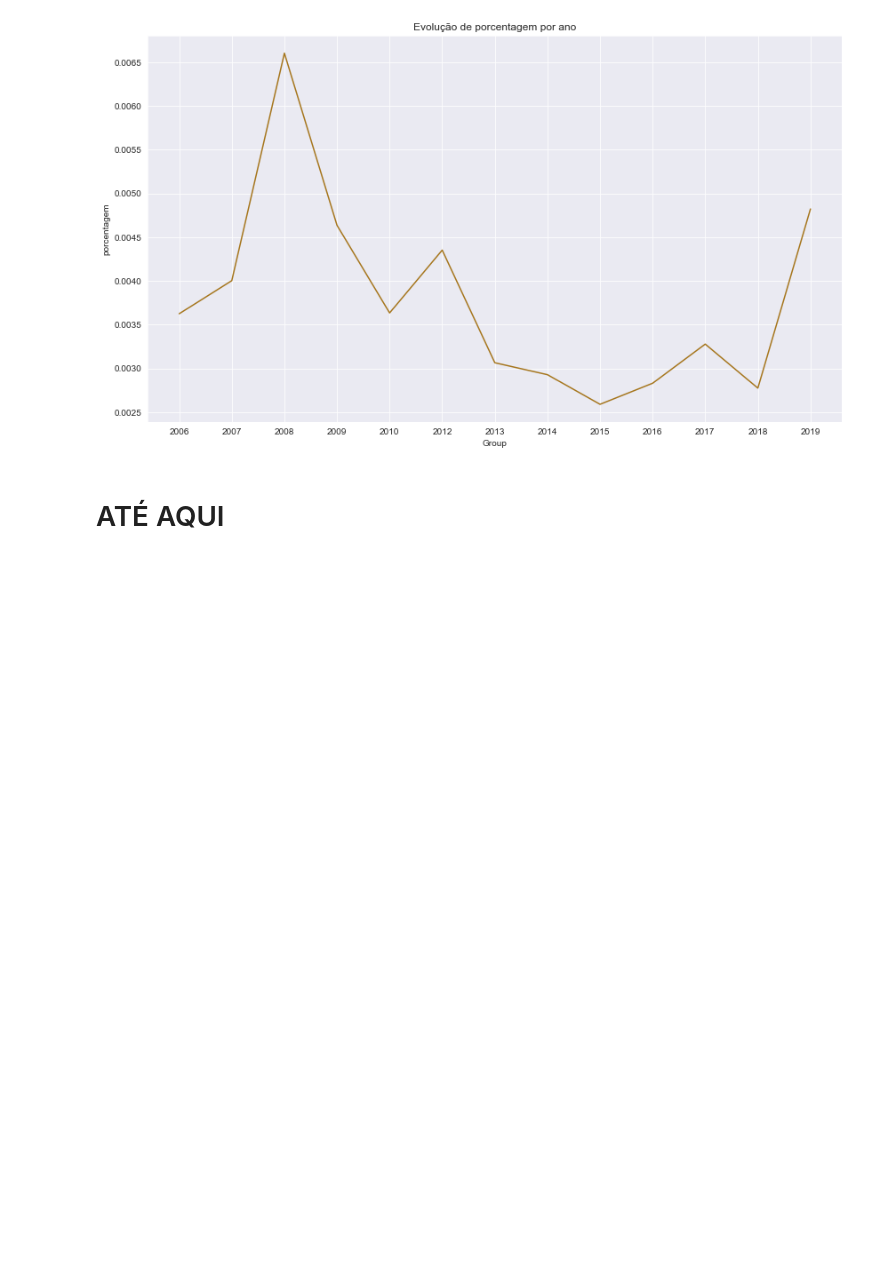
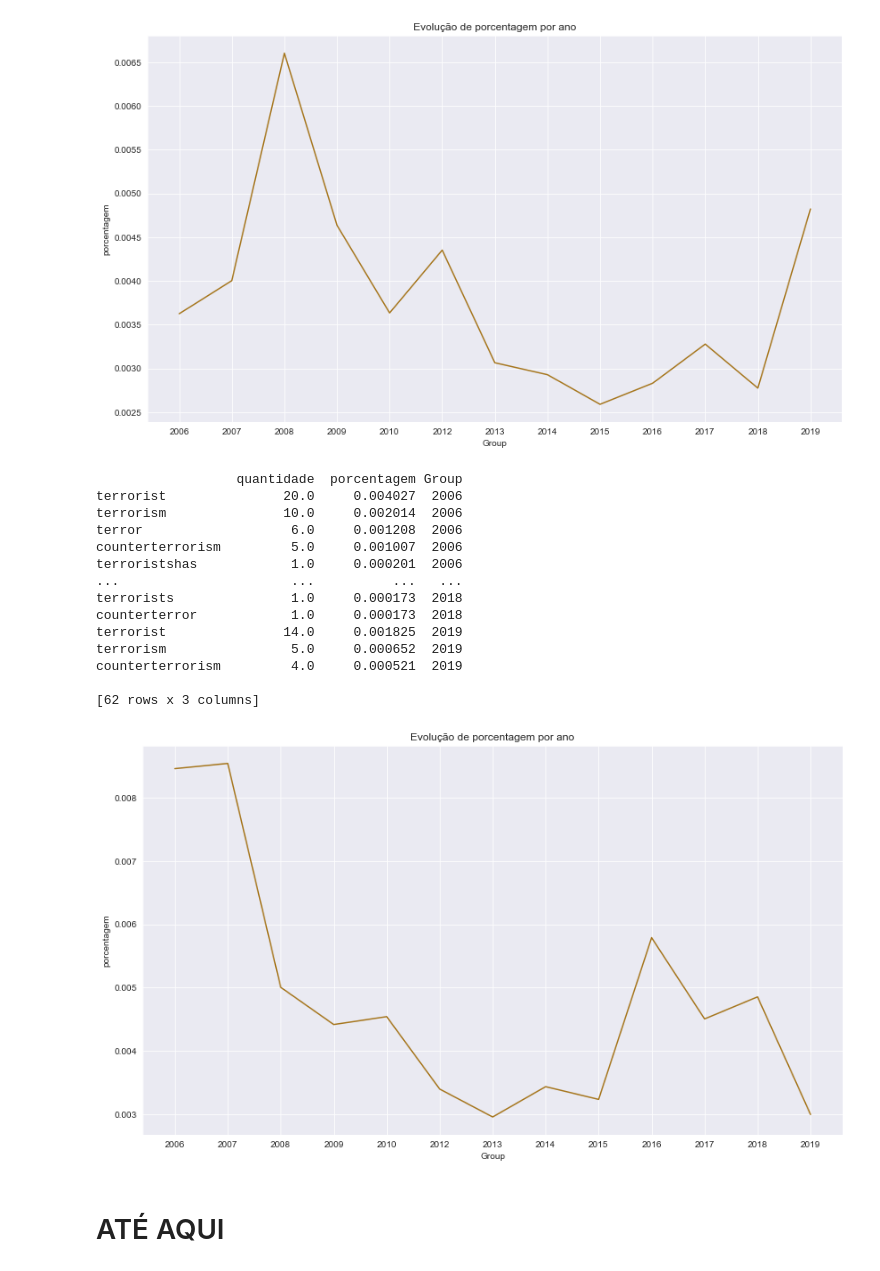
Before and after one commit to garaujo94/cyber-analise, a Jupyter notebook: Rascunho inicial.ipynb, the cells around one changed output. Drawn from its saved outputs; the diff is of its cells as text; code cells hidden in the pictures; blank space fills up the shorter version.

```diff
--- a/Rascunho inicial.ipynb
+++ b/Rascunho inicial.ipynb
@@ -505,8 +505,10 @@ sns.countplot(uni.Group);
 [figure]
 # %%
 def faz_analise(df, tema = 'cyber'):
-    analise = uni.filter(like=tema, axis=0).groupby('Group',).sum()
+    print(df.filter(like=tema, axis=0))
+    analise = df.filter(like=tema, axis=0).groupby('Group',).sum()
     analise.reset_index(inplace = True)
+    analise['assunto'] = tema
 
     return analise
 # %%
@@ -615,5 +655,24 @@ nuke
 plota_analise(nuke,'porcentagem','linha')
 # %% [output]
 [figure]
+# %%
+terror = faz_analise(uni, 'terror')
+plota_analise(terror,'porcentagem','linha')
+# %% [output]
+                  quantidade  porcentagem Group
+terrorist               20.0     0.004027  2006
+terrorism               10.0     0.002014  2006
+terror                   6.0     0.001208  2006
+counterterrorism         5.0     0.001007  2006
+terroristshas            1.0     0.000201  2006
+...                      ...          ...   ...
+terrorists               1.0     0.000173  2018
+counterterror            1.0     0.000173  2018
+terrorist               14.0     0.001825  2019
+terrorism                5.0     0.000652  2019
+counterterrorism         4.0     0.000521  2019
+
+[62 rows x 3 columns]
+[figure, added]
 # %% [markdown]
 # ATÉ AQUI
```
Also changed, not shown: parts of 6 cells of this notebook, 1 other file.
